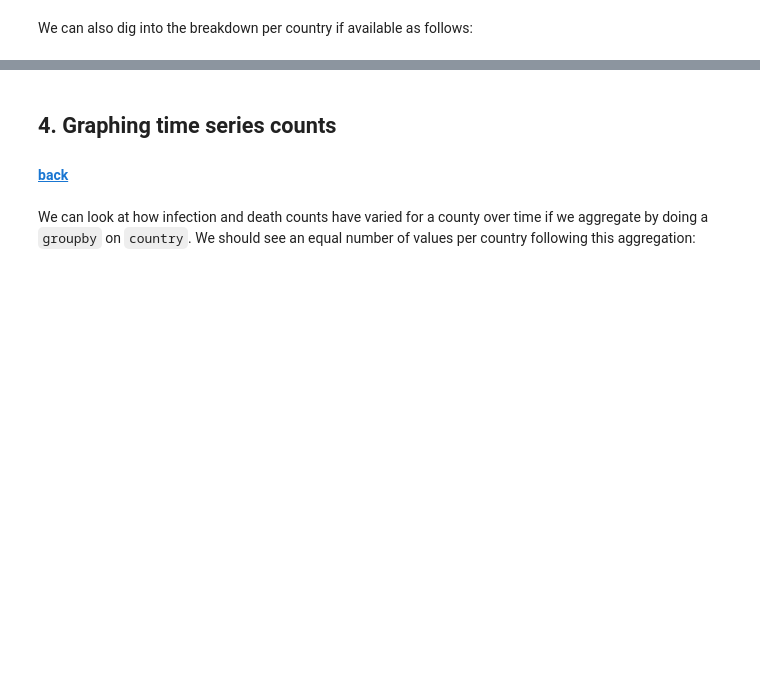
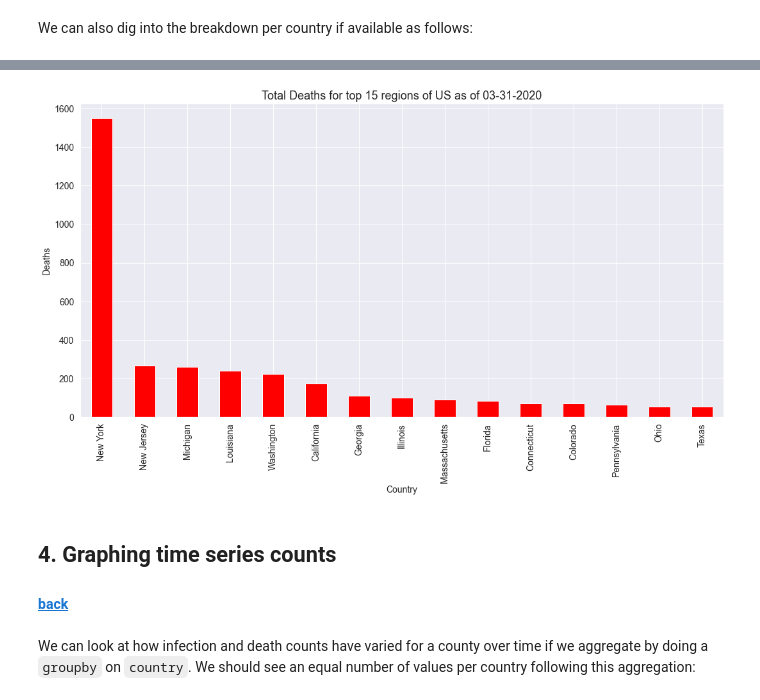
Before and after one commit to malminhas/covid, a Jupyter notebook: index.ipynb, the cells around one changed output, grey strips where cells are left out. Drawn from its saved outputs; the diff is of its cells as text; code cells hidden in the pictures; blank space fills up the shorter version.

```diff
--- a/index.ipynb
+++ b/index.ipynb
@@ -67,5 +68,5 @@ plotCountriesDailyReport(getCountriesDailyReport(which), which, topN=15, color='
 # %% [markdown]
 We can also dig into the breakdown per country if available as follows:
 # %%
-plotCountryDailyReport(getCountriesDailyReport(which), 'US', which, topN=15, color='red', kind='Deaths', visualisation='altair')
+plotCountryDailyReport(getCountriesDailyReport(which), 'US', which, topN=15, color='red', kind='Deaths', visualisation=viz)
 # %% [output]
@@ -73,3 +73,4 @@ plotCountryDailyReport(getCountriesDailyReport(which), 'US', which, topN=15, col
+[figure, added]
 # %% [markdown]
 ## 4. Graphing time series counts <a name="covid-timeseries"></a>
 #### [back](#top-of-covid-notebook)
```
Also changed, not shown: parts of 11 cells of this notebook, 15 other files.
